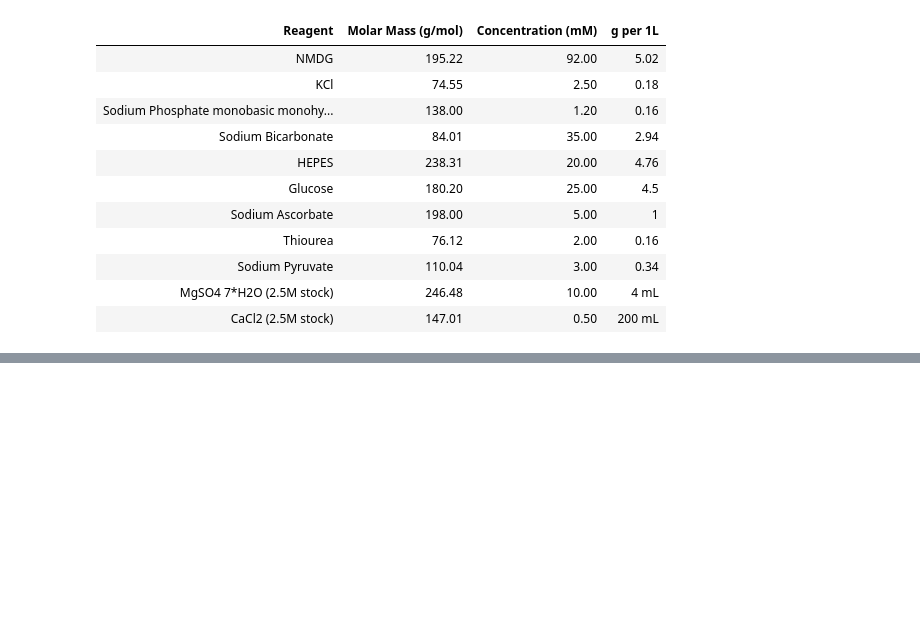
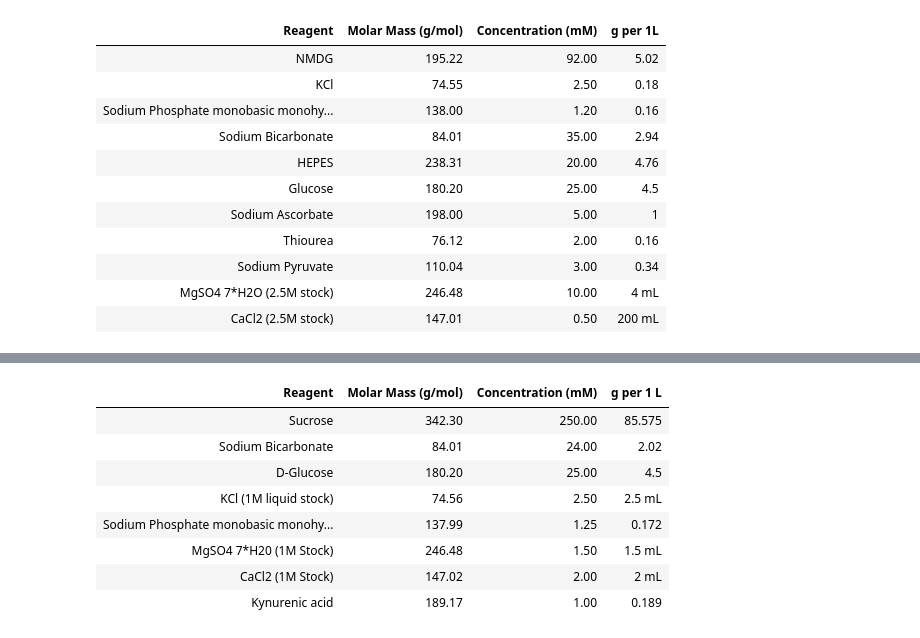
Before and after one commit to LarsHenrikNelson/PatchClampHandbook, a Jupyter notebook: nb/external_solutions.ipynb, the cells around one changed output, grey strips where cells are left out. Drawn from its saved outputs; the diff is of its cells as text; code cells hidden in the pictures; blank space fills up the shorter version.

Commit message:
Added a internal and external solutions chapters.

```diff
--- a/nb/external_solutions.ipynb
+++ b/nb/external_solutions.ipynb
@@ -104,0 +111,14 @@ styled_df.hide()
+# %%
+df = pd.read_csv(r"C:\Users\lhn6\python-packages\PathClampHandbook\data\external_solutions\sucrose_acsf.csv")
+styled_df = df.style.format(precision=2)
+styled_df.hide()
+# %% [output]
+| Reagent | Molar Mass (g/mol) | Concentration (mM) | g per 1 L |
+| Sucrose | 342.30 | 250.00 | 85.575 |
+| Sodium Bicarbonate | 84.01 | 24.00 | 2.02 |
+| D-Glucose | 180.20 | 25.00 | 4.5 |
+| KCl (1M liquid stock) | 74.56 | 2.50 | 2.5 mL |
+| Sodium Phosphate monobasic monohy... | 137.99 | 1.25 | 0.172 |
+| MgSO4 7*H20 (1M Stock) | 246.48 | 1.50 | 1.5 mL |
+| CaCl2 (1M Stock) | 147.02 | 2.00 | 2 mL |
+| Kynurenic acid | 189.17 | 1.00 | 0.189 |
```
Also changed, not shown: parts of 15 cells of this notebook, 11 other files.
